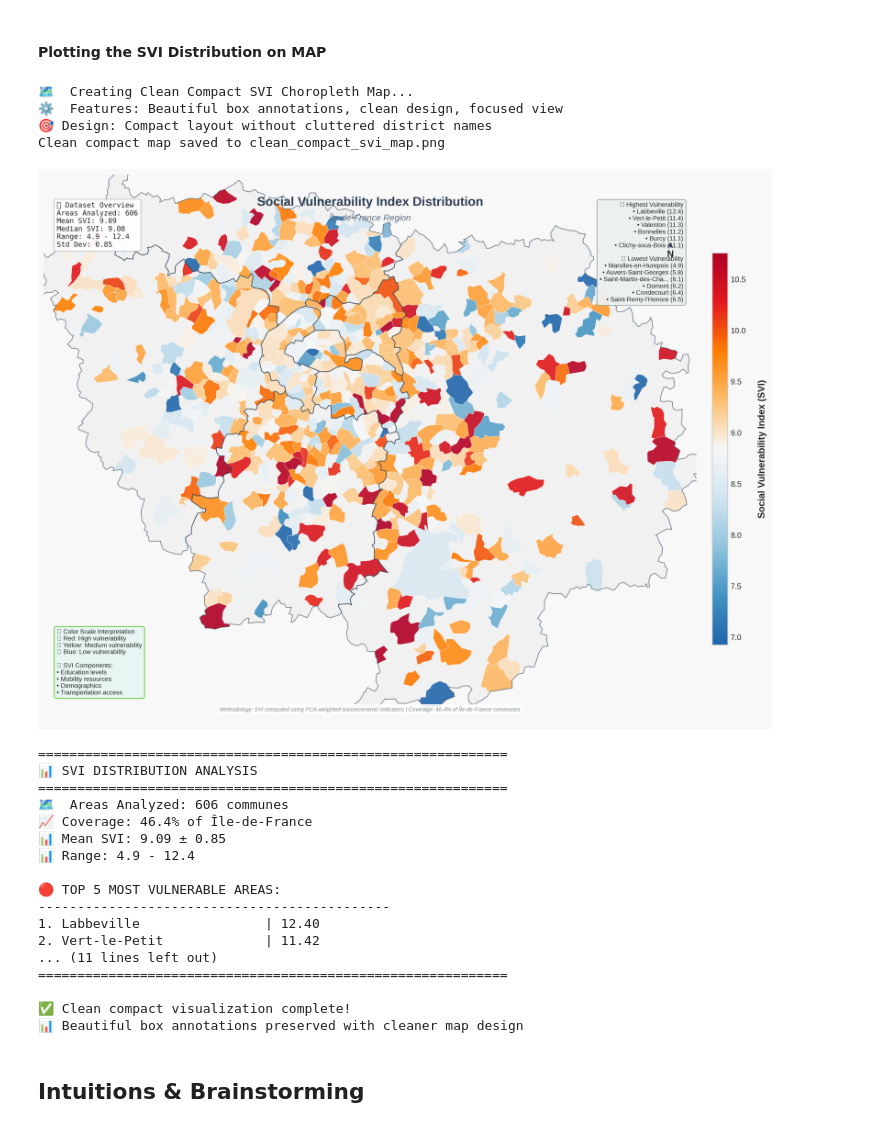
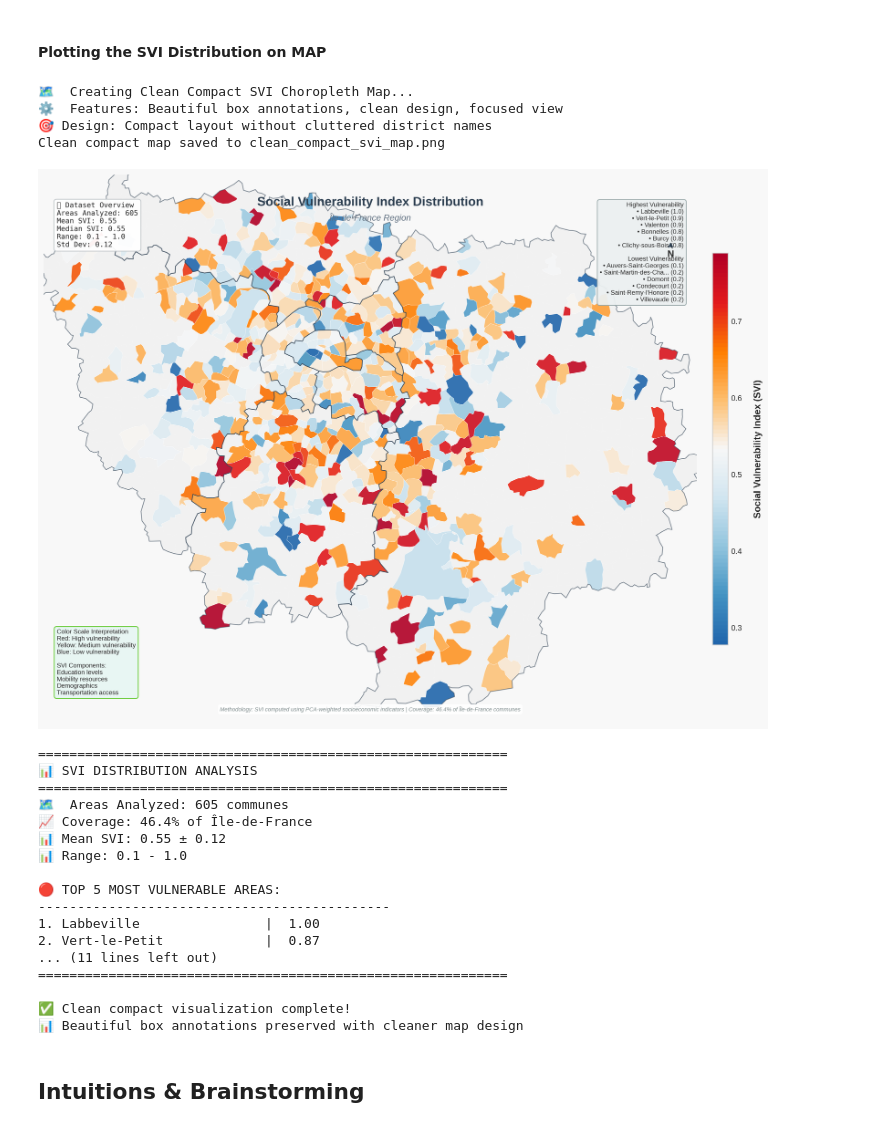
Before and after one commit to DEVOLOPER-1/Sim-Equity, a Jupyter notebook: EDA.ipynb, the cells around one changed output. Drawn from its saved outputs; the diff is of its cells as text; code cells hidden in the pictures.

Commit message:
optimized the calculation of SVI for each district by scaling it by the weights of each individual

```diff
--- a/EDA.ipynb
+++ b/EDA.ipynb
@@ -678,9 +709,9 @@ def create_clean_compact_svi_choropleth(svi_data, save_path=None):
     low_svi = areas_with_data.nsmallest(6, 'svi_score')
 
     legend_text = (
-        f'🔴 Highest Vulnerability\n'
+        f'Highest Vulnerability\n'
         f'{chr(10).join([f"• {row.AREA_NAME[:20]}{"..." if len(row.AREA_NAME) > 20 else ""} ({row.svi_score:.1f})" for _, row in high_svi.iterrows()])}\n\n'
-        f'🔵 Lowest Vulnerability\n'
+        f'Lowest Vulnerability\n'
         f'{chr(10).join([f"• {row.AREA_NAME[:20]}{"..." if len(row.AREA_NAME) > 20 else ""} ({row.svi_score:.1f})" for _, row in low_svi.iterrows()])}'
     )
 
@@ -692,16 +723,16 @@ def create_clean_compact_svi_choropleth(svi_data, save_path=None):
 
     # Compact interpretation guide
     interpretation_text = (
-        '🎯 Color Scale Interpretation\n'
-        '🔴 Red: High vulnerability\n'
-        '🟡 Yellow: Medium vulnerability\n'
-        '🔵 Blue: Low vulnerability\n'
+        'Color Scale Interpretation\n'
+        'Red: High vulnerability\n'
+        'Yellow: Medium vulnerability\n'
+        'Blue: Low vulnerability\n'
         '\n'
-        '📈 SVI Components:\n'
-        '• Education levels\n'
-        '• Mobility resources\n'
-        '• Demographics\n'
-        '• Transportation access'
+        'SVI Components:\n'
+        'Education levels\n'
+        'Mobility resources\n'
+        'Demographics\n'
+        'Transportation access'
     )
 
     ax.text(0.02, 0.05, interpretation_text,
@@ -760,55 +791,48 @@ def create_clean_compact_svi_choropleth(svi_data, save_path=None):
         print(f"{i}. {row['AREA_NAME']:25} | {row['svi_score']:5.2f}")
 
     print(f"\n🔵 TOP 5 LEAST VULNERABLE AREAS:")
     print("-" * 45)
     for i, (_, row) in enumerate(low_svi.head(5).iterrows(), 1):
         print(f"{i}. {row['AREA_NAME']:25} | {row['svi_score']:5.2f}")
 
     print("="*60)
 
     return areas_with_data
 
 # =============================================================================
 # CLEAN COMPACT EXECUTION
 # =============================================================================
+result_method1 = calculate_svi_method1(are_correlated, individuals_with_trips_df)
+svi_data = result_method1.select(['insee_code', 'svi_score', 'AREA_NAME']).to_pandas()
 
-# Update the are_correlated dataframe with area names
-are_correlated = are_correlated.with_columns([
-    pl.Series("insee_code", individuals_with_trips_df["CODGEO"].cast(pl.Utf8)),
-    pl.Series("AREA_NAME", individuals_with_trips_df["AREA_NAME"]),
-    pl.Series("svi_score", are_correlated["SVI_raw"].cast(pl.Float64))
-])
-
-# Convert to pandas for visualization
-svi_data = are_correlated.select(['insee_code', 'svi_score', 'AREA_NAME']).to_pandas()
 
 # Create the clean compact map
 print("🗺️  Creating Clean Compact SVI Choropleth Map...")
 print("⚙️  Features: Beautiful box annotations, clean design, focused view")
 print("🎯 Design: Compact layout without cluttered district names")
 
 result = create_clean_compact_svi_choropleth(svi_data, save_path='clean_compact_svi_map.png')
 
 print("\n✅ Clean compact visualization complete!")
 print("📊 Beautiful box annotations preserved with cleaner map design")
 # %% [output]
 🗺️  Creating Clean Compact SVI Choropleth Map...
 ⚙️  Features: Beautiful box annotations, clean design, focused view
 🎯 Design: Compact layout without cluttered district names
 Clean compact map saved to clean_compact_svi_map.png
-[figure, old version]
+[figure, new version]
 ============================================================
 📊 SVI DISTRIBUTION ANALYSIS
 ============================================================
-🗺️  Areas Analyzed: 606 communes
+🗺️  Areas Analyzed: 605 communes
 📈 Coverage: 46.4% of Île-de-France
-📊 Mean SVI: 9.09 ± 0.85
-📊 Range: 4.9 - 12.4
+📊 Mean SVI: 0.55 ± 0.12
+📊 Range: 0.1 - 1.0
 
 🔴 TOP 5 MOST VULNERABLE AREAS:
 ---------------------------------------------
-1. Labbeville                | 12.40
-2. Vert-le-Petit             | 11.42
+1. Labbeville                |  1.00
+2. Vert-le-Petit             |  0.87
 ... (11 lines left out)
 ============================================================
 
```
Also changed, not shown: parts of 1 cell of this notebook, 1 other file.
